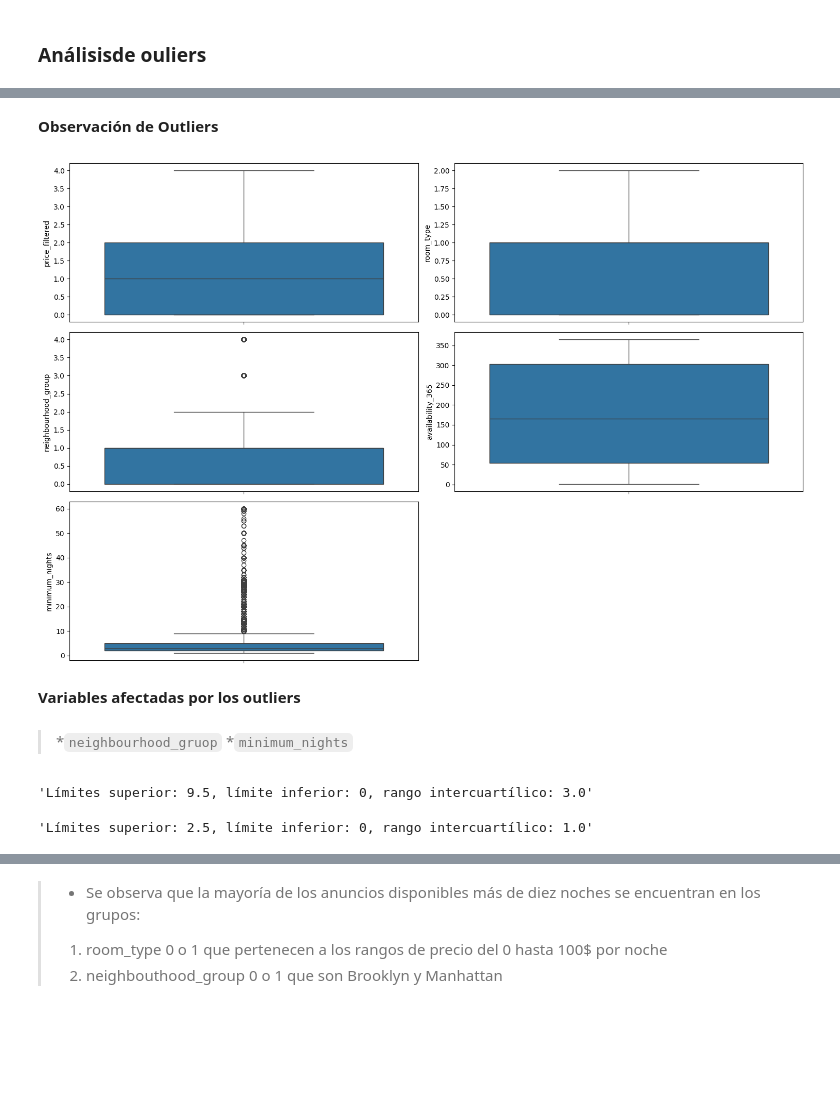
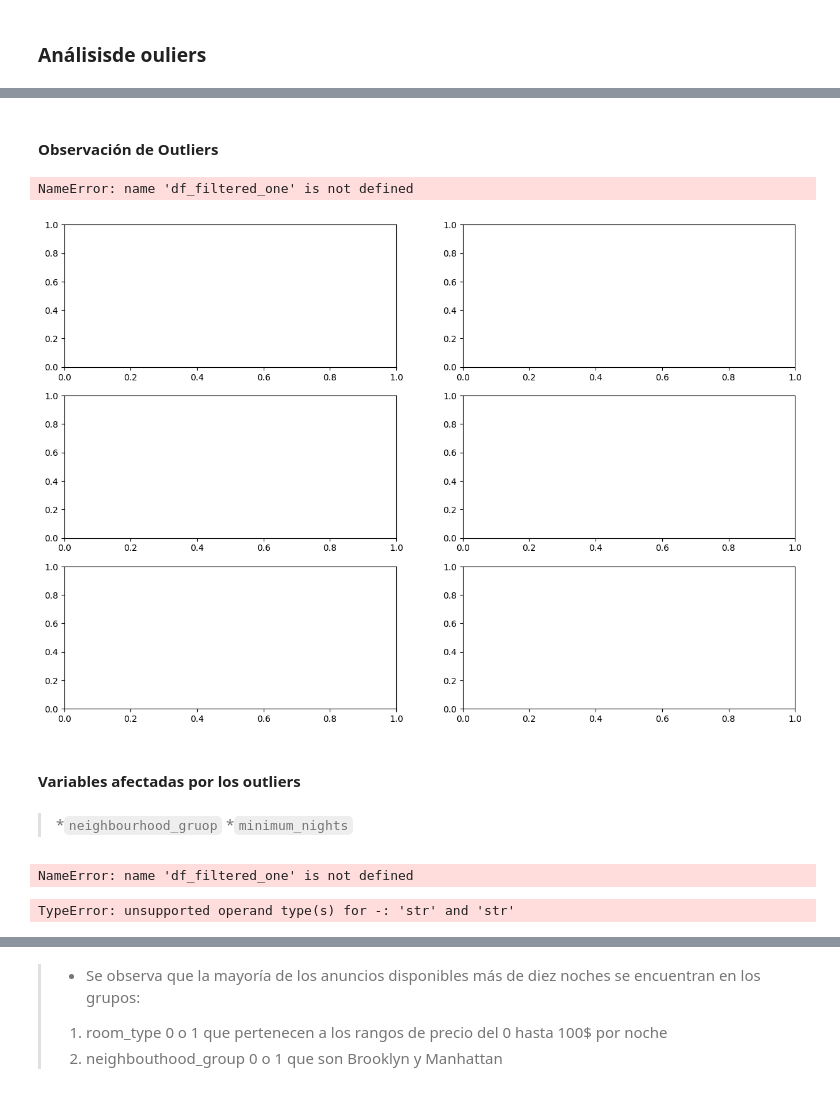
Before and after one commit to 4GeeksAcademy/cristina-chico_machine-learning, a Jupyter notebook: src/00-eda-airbnb-ny.ipynb, the cells around one changed output, grey strips where cells are left out. Cells and saved outputs as stored; diff of their text form; code cells hidden in the pictures; blank space fills up the shorter version.

```diff
--- a/src/00-eda-airbnb-ny.ipynb
+++ b/src/00-eda-airbnb-ny.ipynb
@@ -353,2 +354,0 @@ price_zero, min_max_365
-# %%
-df = df.drop(df[df['price'] == 0].index)
@@ -629,4 +604,5 @@ price statistics - centrarse en cuartiles(analisis) - Entre 0 y 75% = 189
 # %%
-df["room_type_n"] = pd.factorize(df["room_type"])[0]
-df["neighbourhood_group_n"] = pd.factorize(df["neighbourhood_group"])[0]
+# Variables categóricas:
+df_encoded =  df["room_type_n"] = pd.factorize(df["room_type"])[0]
+df_encoded = df["neighbourhood_group_n"] = pd.factorize(df["neighbourhood_group"])[0]
 # %% [markdown]
@@ -648,5 +621 @@ plt.show()
-# %%
-df["room_type"] = pd.factorize(df["room_type"])[0]
-df["neighbourhood_group"] = pd.factorize(df["neighbourhood_group"])[0]
-df["price_filtered"] = pd.factorize(df["price_filtered"])[0]
 # %% [markdown]
@@ -689,0 +655,4 @@ df.describe().T
+# %%
+df_filtered_one= df[(df['price'] != 0) | (df['minimum_nights'] <= 365) | (df['availability_365'] != 0)]
+df_filtered_one = df_filtered_one[['price','minimum_nights', 'availability_365']]
+df_filtered_one
@@ -690,29 +679,30 @@ df.describe().T
 # %% [markdown]
-**Observación de Outliers**
+#### **Observación de Outliers**
 # %%
 fig, axis = plt.subplots(3, 2, figsize=(15, 10))
 
-sns.boxplot(ax=axis[0, 0], data=df, y="price_filtered")
-sns.boxplot(ax=axis[0, 1], data=df, y="room_type")
-sns.boxplot(ax=axis[1, 0], data=df, y="neighbourhood_group")
-sns.boxplot(ax=axis[1, 1], data=df, y="availability_365")
-sns.boxplot(ax=axis[2, 0], data=df, y="minimum_nights")
+sns.boxplot(ax=axis[0, 0], data=df_filtered_one, y="price_filtered")
+sns.boxplot(ax=axis[0, 1], data=df_filtered_one, y="room_type")
+sns.boxplot(ax=axis[1, 0], data=df_filtered_one, y="neighbourhood_group")
+sns.boxplot(ax=axis[1, 1], data=df_filtered_one, y="availability_365")
+sns.boxplot(ax=axis[2, 0], data=df_filtered_one, y="minimum_nights")
 
 fig.delaxes(axis[2, 1])
 
 plt.tight_layout()
 plt.show()
 # %% [output]
+NameError: name 'df_filtered_one' is not defined
-[figure, old version]
+[figure, new version]
 # %% [markdown]
-**Variables afectadas por los outliers**
+#### **Variables afectadas por los outliers**
 # %% [markdown]
 > *``neighbourhood_gruop``
 > *``minimum_nights``
 # %%
 # Calculo el Rango inter Cuartil: IQR = Q3(75%) - Q1(25%)
-q1 = df["minimum_nights"].quantile(0.25)
-q3 = df["minimum_nights"].quantile(0.75)
+q1 = df_filtered_one["minimum_nights"].quantile(0.25)
+q3 = df_filtered_one["minimum_nights"].quantile(0.75)
 iqr = q3 - q1
 
 # Definir los límites inferior y superior
@@ -721,11 +711,11 @@ upper_limit = q3 + 1.5 * iqr
 
 f"Límites superior: {round(upper_limit, 2)}, límite inferior: {round(lower_limit, 2)}, rango intercuartílico: {round(iqr, 2)}"
 # %% [output]
-'Límites superior: 9.5, límite inferior: 0, rango intercuartílico: 3.0'
+NameError: name 'df_filtered_one' is not defined
 # %%
 # Calculo el Rango inter Cuartil: IQR = Q3(75%) - Q1(25%)
-q1 = df["neighbourhood_group"].quantile(0.25)
-q3 = df["neighbourhood_group"].quantile(0.75)
+q1 = df_filtered_one["neighbourhood_group_n"].quantile(0.25)
+q3 = df_filtered_one["neighbourhood_group_n"].quantile(0.75)
 iqr = q3 - q1
 
 # Definir los límites inferior y superior
@@ -734,5 +724,5 @@ upper_limit = q3 + 1.5 * iqr
 
 f"Límites superior: {round(upper_limit, 2)}, límite inferior: {round(lower_limit, 2)}, rango intercuartílico: {round(iqr, 2)}"
 # %% [output]
-'Límites superior: 2.5, límite inferior: 0, rango intercuartílico: 1.0'
+TypeError: unsupported operand type(s) for -: 'str' and 'str'
 # %%
```
Also changed, not shown: parts of 124 cells of this notebook.
